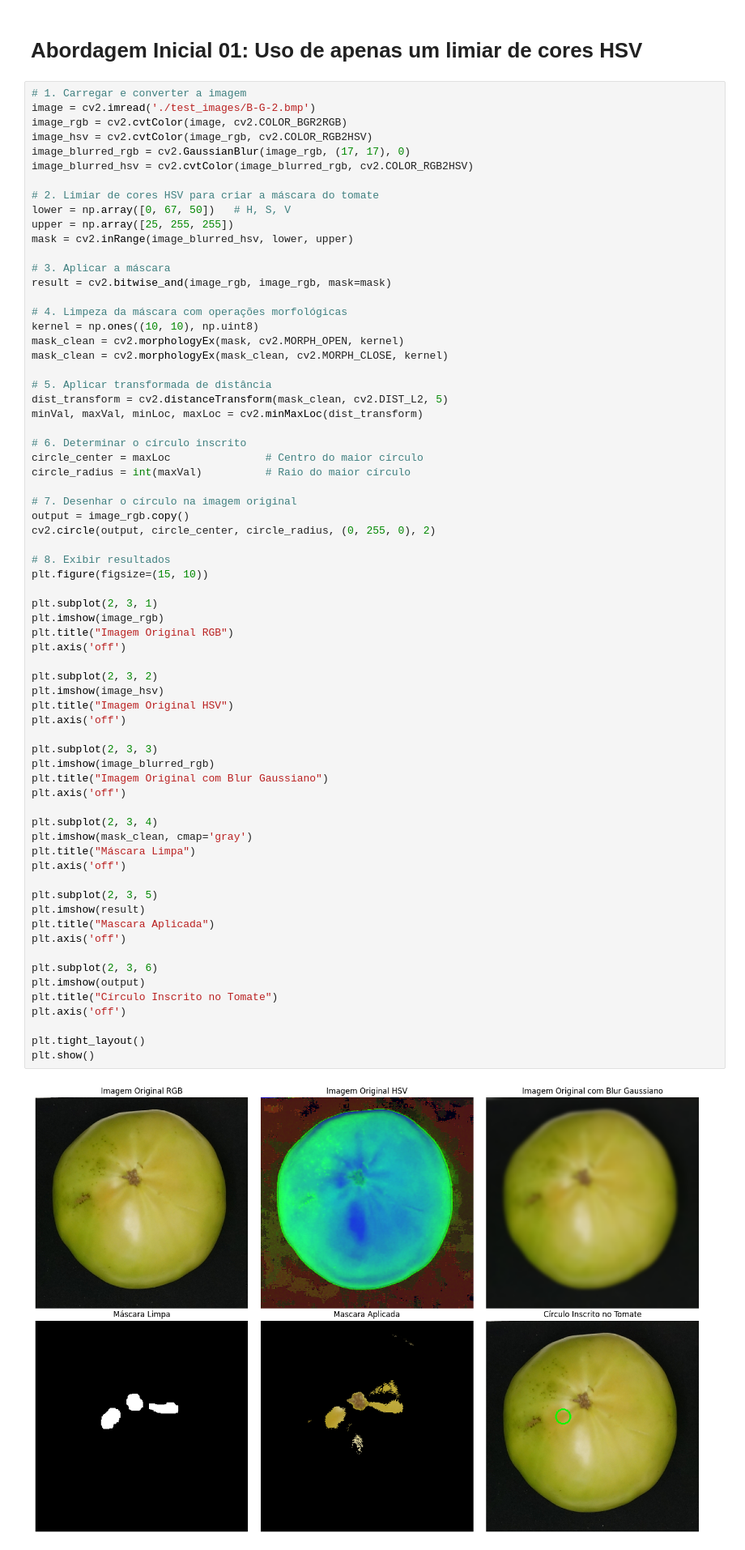
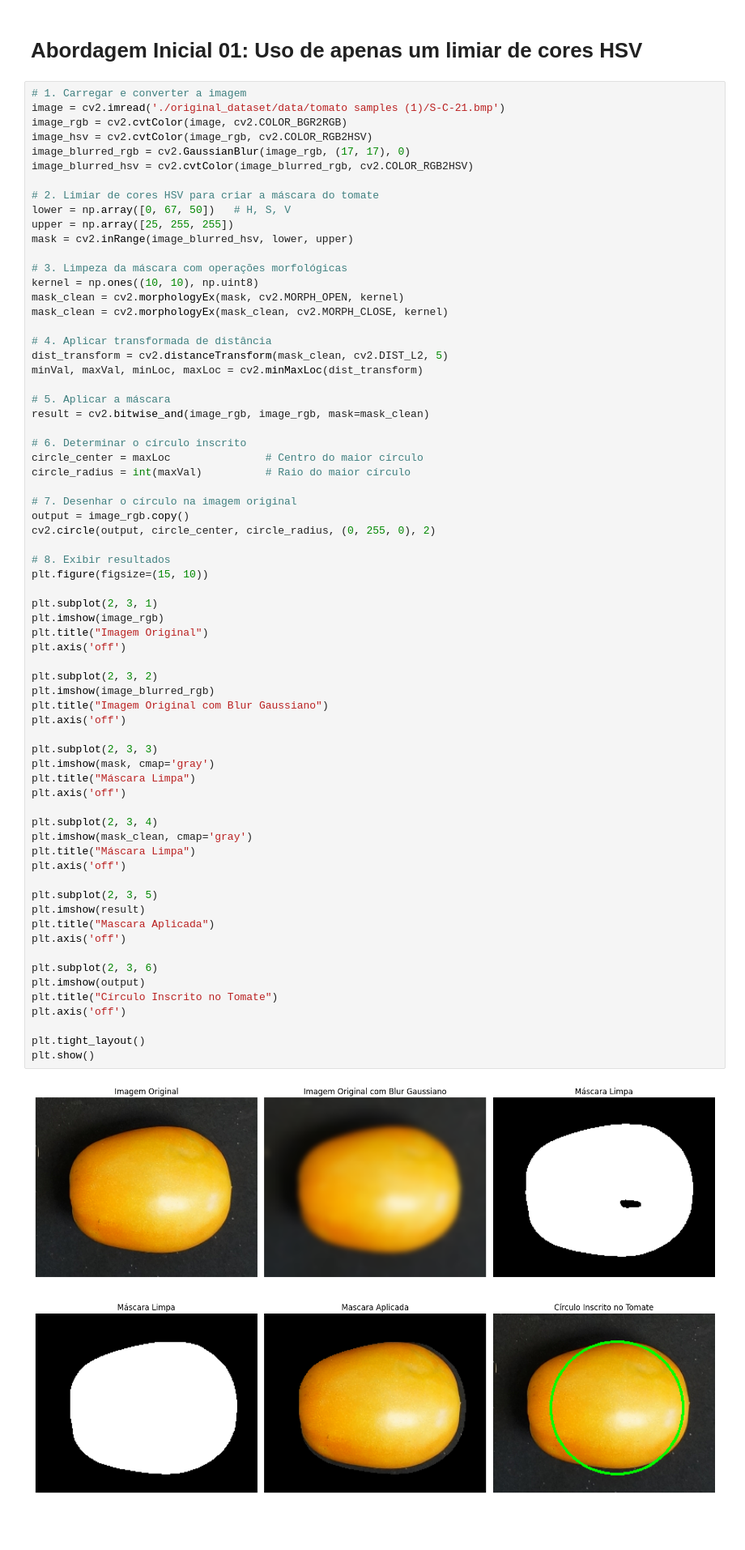
Before and after one commit to CizeLucas/Trabalho-SeminariosDeComputacao, a Jupyter notebook: image_segmentation.ipynb, the cells around one changed output. Shown at 81% size. Saved outputs shown, nothing was run; the diff lists cells and outputs as text; blank space fills up the shorter version.

```diff
--- a/image_segmentation.ipynb
+++ b/image_segmentation.ipynb
@@ -76,7 +76,7 @@ plt.show()
 # Abordagem Inicial 01: Uso de apenas um limiar de cores HSV
 # %%
 # 1. Carregar e converter a imagem
-image = cv2.imread('./test_images/B-G-2.bmp')
+image = cv2.imread('./original_dataset/data/tomato samples (1)/S-C-21.bmp')
 image_rgb = cv2.cvtColor(image, cv2.COLOR_BGR2RGB)
 image_hsv = cv2.cvtColor(image_rgb, cv2.COLOR_RGB2HSV)
 image_blurred_rgb = cv2.GaussianBlur(image_rgb, (17, 17), 0)
@@ -87,17 +87,17 @@ lower = np.array([0, 67, 50])   # H, S, V
 upper = np.array([25, 255, 255])
 mask = cv2.inRange(image_blurred_hsv, lower, upper)
 
-# 3. Aplicar a máscara
-result = cv2.bitwise_and(image_rgb, image_rgb, mask=mask)
-
-# 4. Limpeza da máscara com operações morfológicas
+# 3. Limpeza da máscara com operações morfológicas
 kernel = np.ones((10, 10), np.uint8)
 mask_clean = cv2.morphologyEx(mask, cv2.MORPH_OPEN, kernel)
 mask_clean = cv2.morphologyEx(mask_clean, cv2.MORPH_CLOSE, kernel)
 
-# 5. Aplicar transformada de distância
+# 4. Aplicar transformada de distância
 dist_transform = cv2.distanceTransform(mask_clean, cv2.DIST_L2, 5)
 minVal, maxVal, minLoc, maxLoc = cv2.minMaxLoc(dist_transform)
+
+# 5. Aplicar a máscara
+result = cv2.bitwise_and(image_rgb, image_rgb, mask=mask_clean)
 
 # 6. Determinar o círculo inscrito
 circle_center = maxLoc               # Centro do maior círculo
@@ -111,39 +111,39 @@ cv2.circle(output, circle_center, circle_radius, (0, 255, 0), 2)
 plt.figure(figsize=(15, 10))
 
 plt.subplot(2, 3, 1)
 plt.imshow(image_rgb)
-plt.title("Imagem Original RGB")
+plt.title("Imagem Original")
 plt.axis('off')
 
 plt.subplot(2, 3, 2)
-plt.imshow(image_hsv)
-plt.title("Imagem Original HSV")
+plt.imshow(image_blurred_rgb)
+plt.title("Imagem Original com Blur Gaussiano")
 plt.axis('off')
 
 plt.subplot(2, 3, 3)
-plt.imshow(image_blurred_rgb)
-plt.title("Imagem Original com Blur Gaussiano")
+plt.imshow(mask, cmap='gray')
+plt.title("Máscara Limpa")
 plt.axis('off')
 
 plt.subplot(2, 3, 4)
 plt.imshow(mask_clean, cmap='gray')
 plt.title("Máscara Limpa")
 plt.axis('off')
 
 plt.subplot(2, 3, 5)
 plt.imshow(result)
 plt.title("Mascara Aplicada")
 plt.axis('off')
 
 plt.subplot(2, 3, 6)
 plt.imshow(output)
 plt.title("Círculo Inscrito no Tomate")
 plt.axis('off')
 
 plt.tight_layout()
 plt.show()
 # %% [output]
-[figure, old version]
+[figure, new version]
 # %% [markdown]
 # Abordagem Inicial 02: Uso de 3 limiares HSV para abranger maior diversidade de tons de cores dos tomates
 # %%
```
Also changed, not shown: parts of 5 cells of this notebook, 5 other files.
